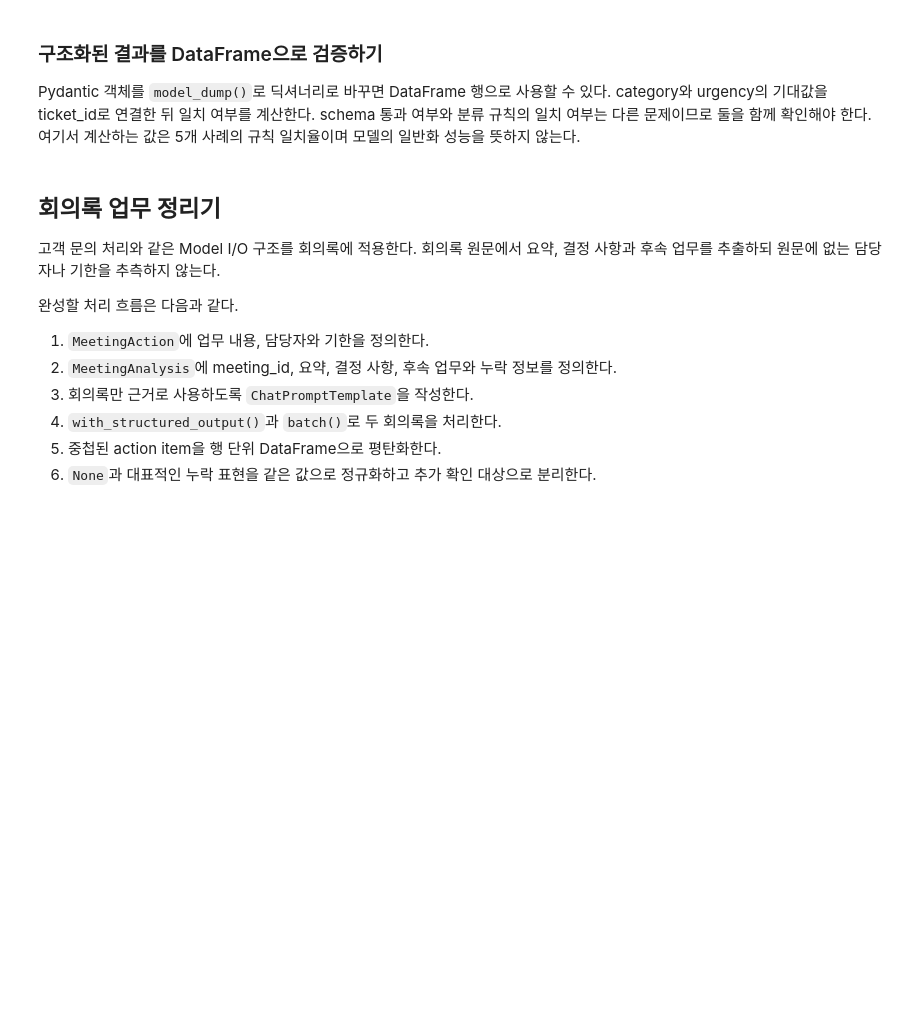
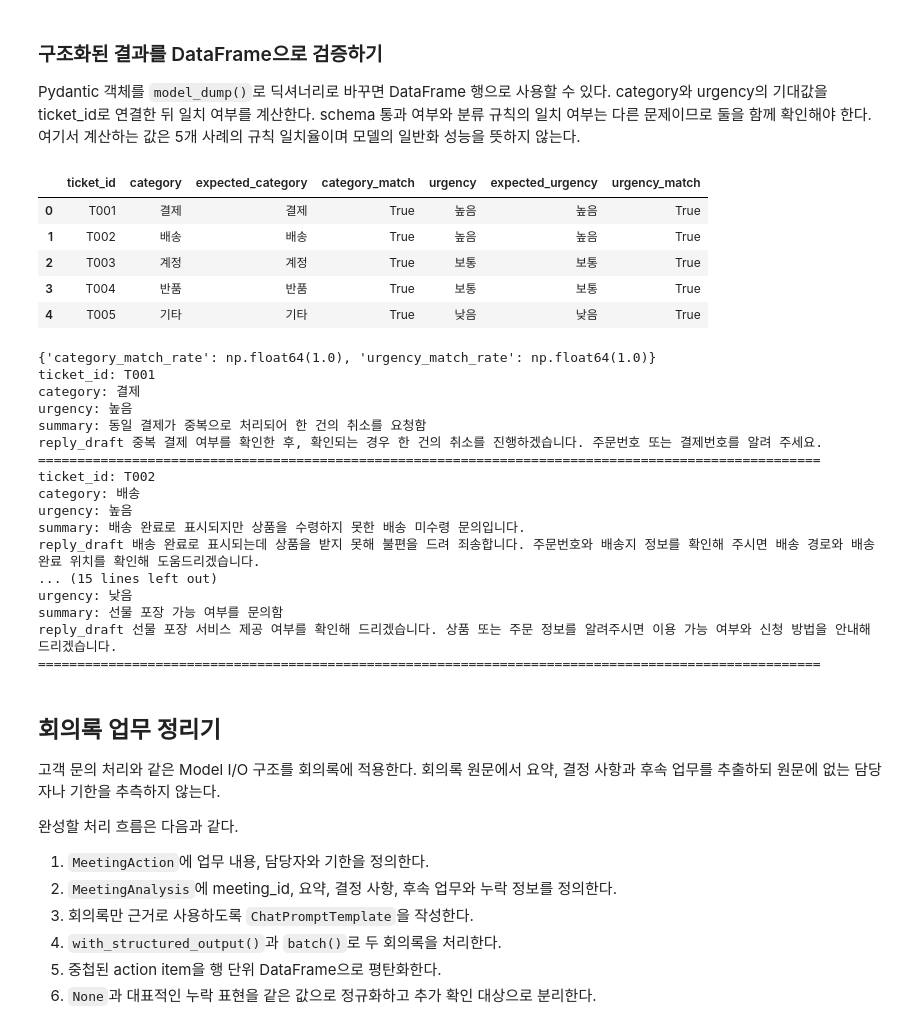
Before and after one commit to RabbitTasteDog-PRO/09_llm, a Jupyter notebook: 05_langchain/02_lagn_chain_component/01_model_io.ipynb, the cells around one changed output. Cells and saved outputs as stored; diff of their text form; code cells hidden in the pictures; blank space fills up the shorter version.

```diff
--- a/05_langchain/02_lagn_chain_component/01_model_io.ipynb
+++ b/05_langchain/02_lagn_chain_component/01_model_io.ipynb
@@ -512,6 +658,76 @@ schema는 필드의 존재와 자료형을 검증하지만 분류가 실제 기
 ### 구조화된 결과를 DataFrame으로 검증하기
 
 Pydantic 객체를 `model_dump()`로 딕셔너리로 바꾸면 DataFrame 행으로 사용할 수 있다. category와 urgency의 기대값을 ticket_id로 연결한 뒤 일치 여부를 계산한다. schema 통과 여부와 분류 규칙의 일치 여부는 다른 문제이므로 둘을 함께 확인해야 한다. 여기서 계산하는 값은 5개 사례의 규칙 일치율이며 모델의 일반화 성능을 뜻하지 않는다.
+# %%
+ticket_frame = pd.DataFrame([result.model_dump() for result in ticket_results])
+
+expected_category = {
+    case["ticket_id"]: case["expected_category"] for case in ticket_cases
+}
+expected_urgency = {
+    case["ticket_id"]: case["expected_urgency"] for case in ticket_cases
+}
+ticket_frame["expected_category"] = ticket_frame["ticket_id"].map(expected_category)
+ticket_frame["expected_urgency"] = ticket_frame["ticket_id"].map(expected_urgency)
+
+# 예측값과 기대값을 행별로 비교해 일치하면 True, 다르면 False인 Boolean 열을 만든다.
+ticket_frame["category_match"] = (
+    ticket_frame["category"] == ticket_frame["expected_category"]
+)
+ticket_frame["urgency_match"] = (
+    ticket_frame["urgency"] == ticket_frame["expected_urgency"]
+)
+
+comparison_columns = [
+    "ticket_id",
+    "category",
+    "expected_category",
+    "category_match",
+    "urgency",
+    "expected_urgency",
+    "urgency_match",
+]
+display(ticket_frame[comparison_columns])
+
+# 각 Boolean 열의 mean()을 계산해 category와 urgency의 규칙 일치율을 따로 출력
+print(
+    {
+        "category_match_rate": ticket_frame["category_match"].mean(),
+        "urgency_match_rate": ticket_frame["urgency_match"].mean(),
+    }
+)
+
+for result in ticket_results:
+    print("ticket_id:", result.ticket_id)
+    print("category:", result.category)
+    print("urgency:", result.urgency)
+    print("summary:", result.summary)
+    print("reply_draft", result.reply_draft)
+    print("=" * 100)
+# %% [output]
+|  | ticket_id | category | expected_category | category_match | urgency | expected_urgency | urgency_match |
+| 0 | T001 | 결제 | 결제 | True | 높음 | 높음 | True |
+| 1 | T002 | 배송 | 배송 | True | 높음 | 높음 | True |
+| 2 | T003 | 계정 | 계정 | True | 보통 | 보통 | True |
+| 3 | T004 | 반품 | 반품 | True | 보통 | 보통 | True |
+| 4 | T005 | 기타 | 기타 | True | 낮음 | 낮음 | True |
+{'category_match_rate': np.float64(1.0), 'urgency_match_rate': np.float64(1.0)}
+ticket_id: T001
+category: 결제
+urgency: 높음
+summary: 동일 결제가 중복으로 처리되어 한 건의 취소를 요청함
+reply_draft 중복 결제 여부를 확인한 후, 확인되는 경우 한 건의 취소를 진행하겠습니다. 주문번호 또는 결제번호를 알려 주세요.
+====================================================================================================
+ticket_id: T002
+category: 배송
+urgency: 높음
+summary: 배송 완료로 표시되지만 상품을 수령하지 못한 배송 미수령 문의입니다.
+reply_draft 배송 완료로 표시되는데 상품을 받지 못해 불편을 드려 죄송합니다. 주문번호와 배송지 정보를 확인해 주시면 배송 경로와 배송 완료 위치를 확인해 도움드리겠습니다.
+... (15 lines left out)
+urgency: 낮음
+summary: 선물 포장 가능 여부를 문의함
+reply_draft 선물 포장 서비스 제공 여부를 확인해 드리겠습니다. 상품 또는 주문 정보를 알려주시면 이용 가능 여부와 신청 방법을 안내해 드리겠습니다.
+====================================================================================================
 # %% [markdown]
 ## 회의록 업무 정리기
 
```
Also changed, not shown: parts of 18 cells of this notebook, 2 other files.
